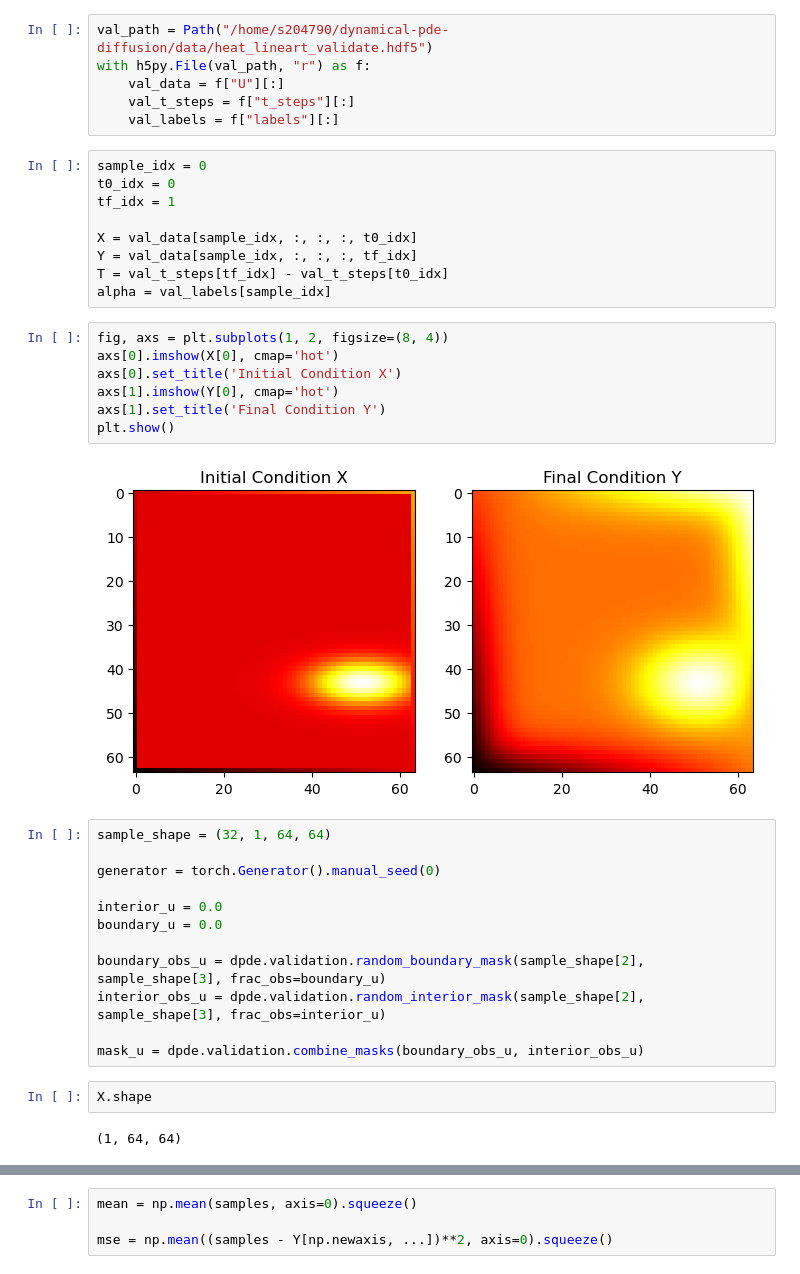
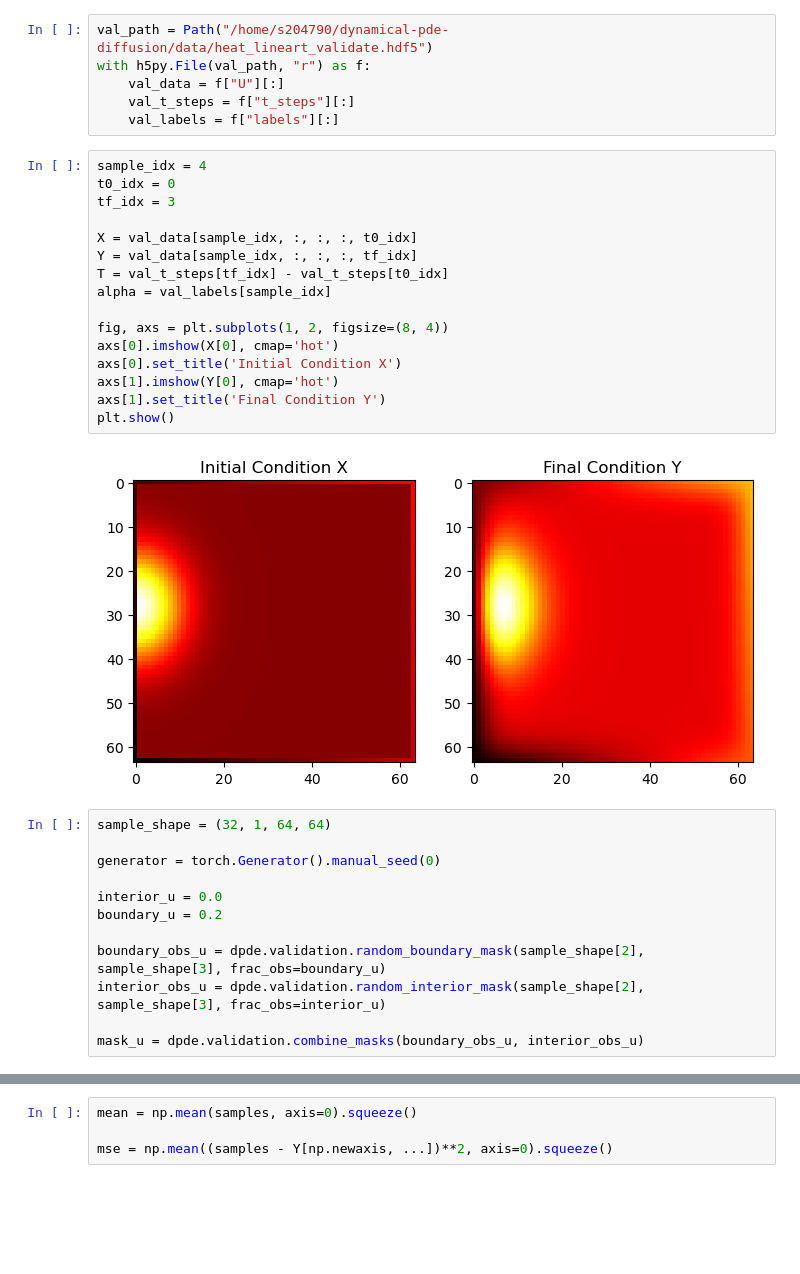
Before and after one commit to cmt-dtu-energy/dynamical-pde-diffusion, a Jupyter notebook: notebooks/05_test_new_architecture.ipynb, the cells around one changed output, grey strips where cells are left out. Cells and saved outputs as stored; diff of their text form; blank space fills up the shorter version.

```diff
--- a/notebooks/05_test_new_architecture.ipynb
+++ b/notebooks/05_test_new_architecture.ipynb
@@ -523,39 +569,35 @@ with h5py.File(val_path, "r") as f:
     val_t_steps = f["t_steps"][:]
     val_labels = f["labels"][:]
 # %%
-sample_idx = 0
+sample_idx = 4
 t0_idx = 0
-tf_idx = 1
+tf_idx = 3
 
 X = val_data[sample_idx, :, :, :, t0_idx]
 Y = val_data[sample_idx, :, :, :, tf_idx]
 T = val_t_steps[tf_idx] - val_t_steps[t0_idx]
 alpha = val_labels[sample_idx]
+
+fig, axs = plt.subplots(1, 2, figsize=(8, 4))
+axs[0].imshow(X[0], cmap='hot')
+axs[0].set_title('Initial Condition X')
+axs[1].imshow(Y[0], cmap='hot')
+axs[1].set_title('Final Condition Y')
+plt.show()
+# %% [output]
+[figure, added]
-# %%
-fig, axs = plt.subplots(1, 2, figsize=(8, 4))
-axs[0].imshow(X[0], cmap='hot')
-axs[0].set_title('Initial Condition X')
-axs[1].imshow(Y[0], cmap='hot')
-axs[1].set_title('Final Condition Y')
-plt.show()
-# %% [output]
-[figure, removed]
 # %%
 sample_shape = (32, 1, 64, 64)
 
 generator = torch.Generator().manual_seed(0)
 
 interior_u = 0.0
-boundary_u = 0.0
+boundary_u = 0.2
 
 boundary_obs_u = dpde.validation.random_boundary_mask(sample_shape[2], sample_shape[3], frac_obs=boundary_u)
 interior_obs_u = dpde.validation.random_interior_mask(sample_shape[2], sample_shape[3], frac_obs=interior_u)
 
 mask_u = dpde.validation.combine_masks(boundary_obs_u, interior_obs_u)
-# %%
-X.shape
-# %% [output]
-(1, 64, 64)
 # %%
 obs_a = torch.tensor(X).unsqueeze(0).expand(sample_shape[0], *X.shape)
 obs_u = torch.tensor(Y)
```
Also changed, not shown: parts of 15 cells of this notebook, 24 other files.
